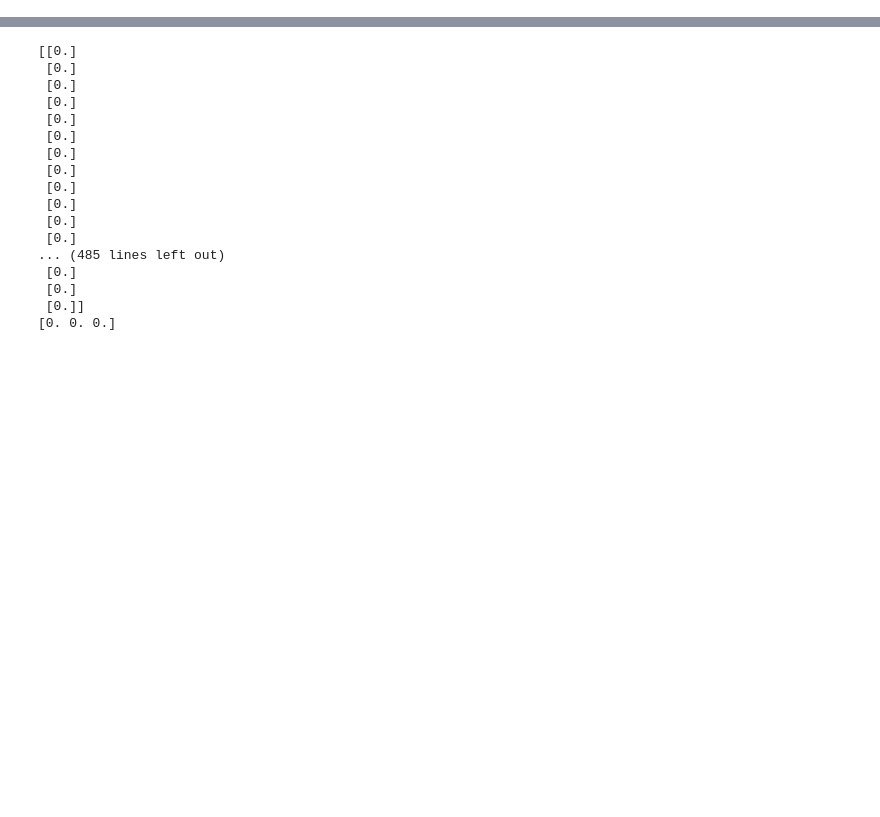
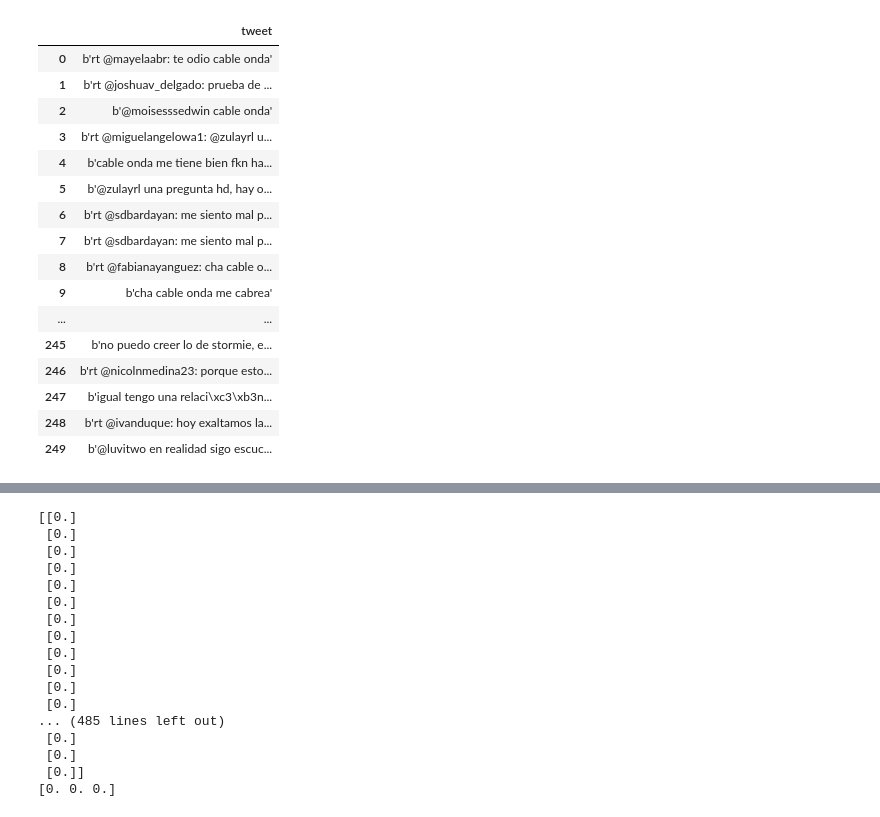
Before and after one commit to brian02oriel/TwitterAnalyzer-model, a Jupyter notebook: Preparing_data.ipynb, the cells around one changed output, grey strips where cells are left out. Drawn from its saved outputs; the diff is of its cells as text; code cells hidden in the pictures; blank space fills up the shorter version.

```diff
--- a/Preparing_data.ipynb
+++ b/Preparing_data.ipynb
@@ -49,10 +32,27 @@ tweets_df
 # %%
 import base64
 
 def base64ToString(b):
     return base64.b64decode(b).decode('utf-8')
 
 for key, value in enumerate(tweets_df['tweet']):
-    tweets_df['tweet'].iloc[key] = base64ToString(value.lower()
+    tweets_df['tweet'].iloc[key] = value.lower().decode('utf8')
 tweets_df
 # %% [output]
+|  | tweet |
+| 0 | b'rt @mayelaabr: te odio cable onda' |
+| 1 | b'rt @joshuav_delgado: prueba de ... |
+| 2 | b'@moisesssedwin cable onda' |
+| 3 | b'rt @miguelangelowa1: @zulayrl u... |
+| 4 | b'cable onda me tiene bien fkn ha... |
+| 5 | b'@zulayrl una pregunta hd, hay o... |
+| 6 | b'rt @sdbardayan: me siento mal p... |
+| 7 | b'rt @sdbardayan: me siento mal p... |
+| 8 | b'rt @fabianayanguez: cha cable o... |
+| 9 | b'cha cable onda me cabrea' |
+| ... | ... |
+| 245 | b'no puedo creer lo de stormie, e... |
+| 246 | b'rt @nicolnmedina23: porque esto... |
+| 247 | b'igual tengo una relaci\xc3\xb3n... |
+| 248 | b'rt @ivanduque: hoy exaltamos la... |
+| 249 | b'@luvitwo en realidad sigo escuc... |
```
Also changed, not shown: parts of 3 cells of this notebook.
